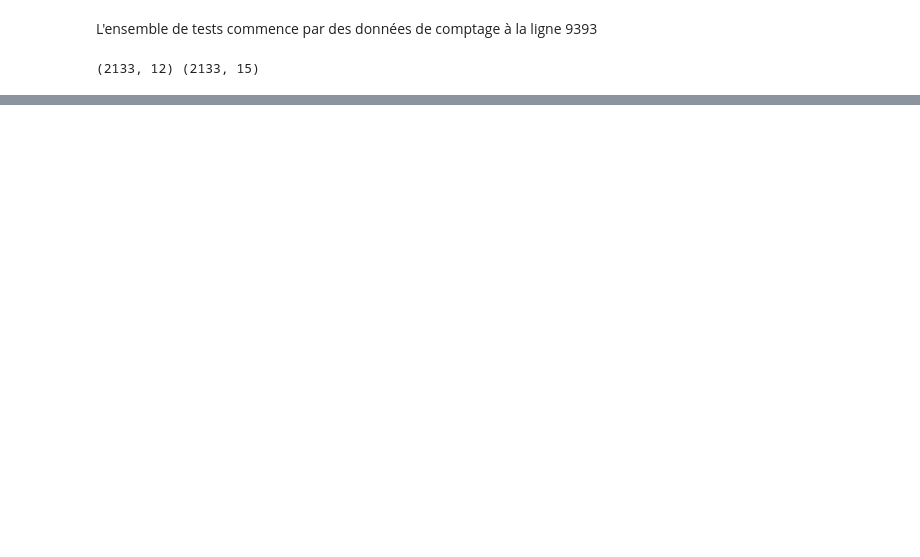
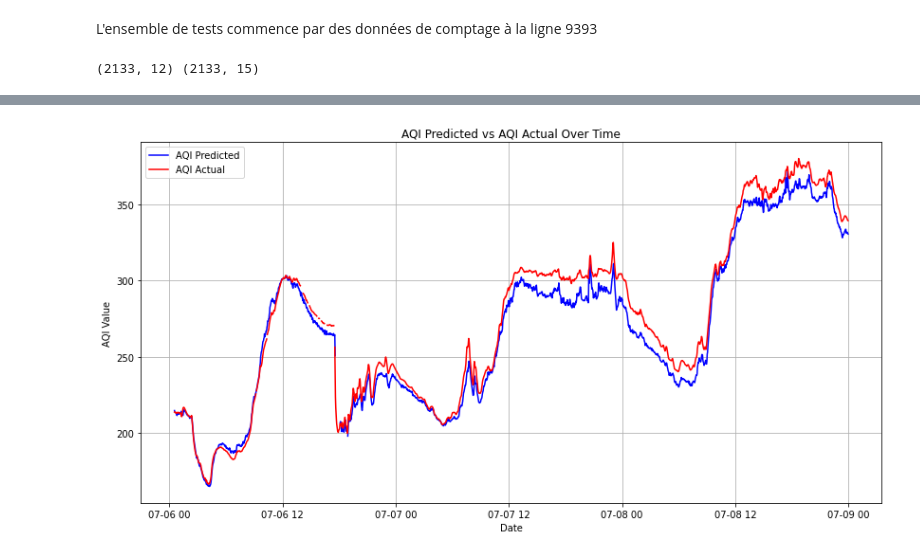
Before and after one commit to XIAxuanzheFrancis/Apprentissage-du-mod-le-LSTM, a Jupyter notebook: lstm_correct_room.ipynb, the cells around one changed output, grey strips where cells are left out. Cells and saved outputs as stored; diff of their text form; code cells hidden in the pictures; blank space fills up the shorter version.

```diff
--- a/lstm_correct_room.ipynb
+++ b/lstm_correct_room.ipynb
@@ -1310,0 +1328,4 @@ print(num_correct)
+# %%
+train_samples = int(num_rows // 1.25)
+data_test = data.iloc[train_samples+7:, :]
+data_test
@@ -1310,0 +1347,3 @@ print(num_correct)
+# %%
+data_test['AQI Predicted'] = inv_yhat_df['AQI_calculated'].values
+data_test['AQI Actual'] = inv_y_df['AQI_calculated'].values
@@ -1310,0 +1377,12 @@ print(num_correct)
+# %%
+plt.figure(figsize=(14, 7))
+plt.plot(data_test.index, data_test['AQI Predicted'], label='AQI Predicted', color='blue')
+plt.plot(data_test.index, data_test['AQI Actual'], label='AQI Actual', color='red')
+plt.xlabel('Date')
+plt.ylabel('AQI Value')
+plt.title('AQI Predicted vs AQI Actual Over Time')
+plt.legend()
+plt.grid(True)
+plt.show()
+# %% [output]
+[figure, added]
```
Also changed, not shown: parts of 16 cells of this notebook, 1 other file.
